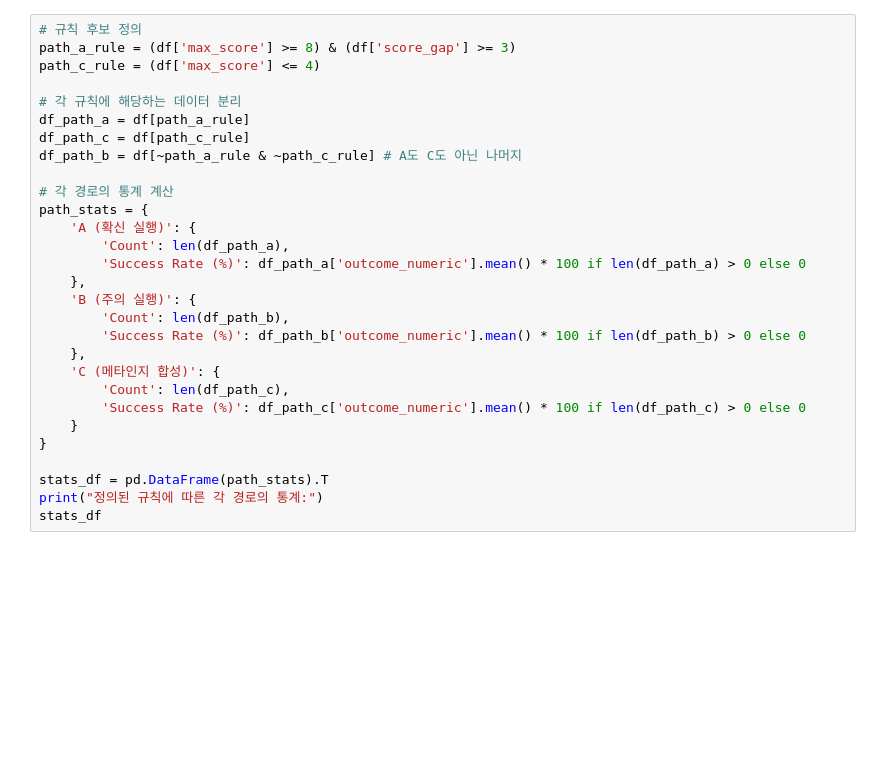
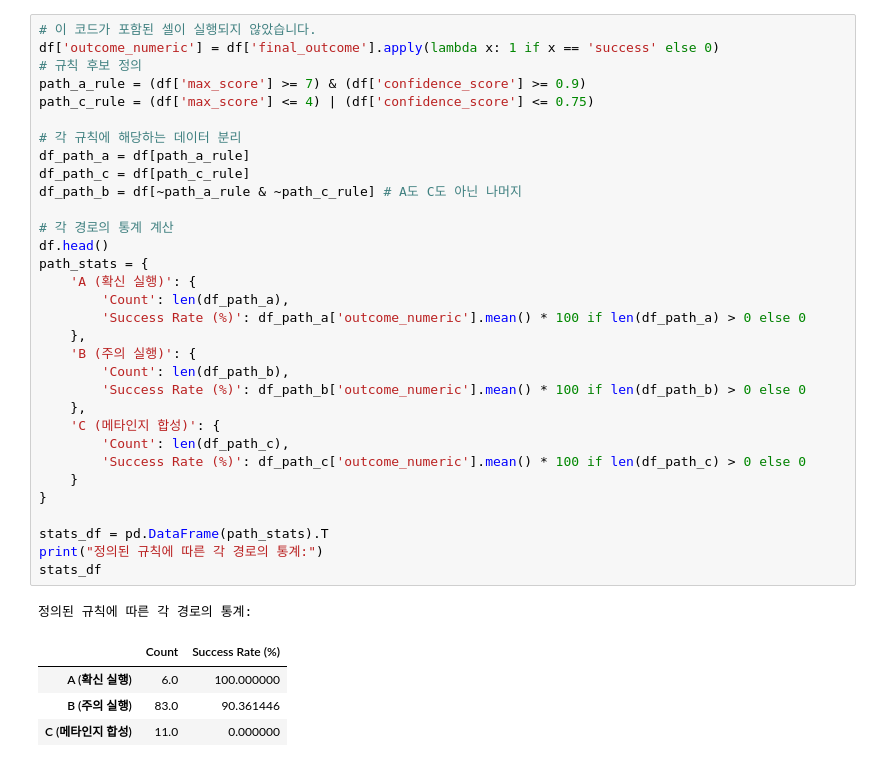
Before and after one commit to jha135/MAP, a Jupyter notebook: experiment/rule_establishment/analyze_thresholds.ipynb, the cells around one changed output. Cells and saved outputs as stored; diff of their text form; blank space fills up the shorter version.

```diff
--- a/experiment/rule_establishment/analyze_thresholds.ipynb
+++ b/experiment/rule_establishment/analyze_thresholds.ipynb
@@ -52,29 +191,38 @@ plt.show()
 # %%
+# 이 코드가 포함된 셀이 실행되지 않았습니다.
+df['outcome_numeric'] = df['final_outcome'].apply(lambda x: 1 if x == 'success' else 0)
 # 규칙 후보 정의
-path_a_rule = (df['max_score'] >= 8) & (df['score_gap'] >= 3)
-path_c_rule = (df['max_score'] <= 4)
+path_a_rule = (df['max_score'] >= 7) & (df['confidence_score'] >= 0.9)
+path_c_rule = (df['max_score'] <= 4) | (df['confidence_score'] <= 0.75)
 
 # 각 규칙에 해당하는 데이터 분리
 df_path_a = df[path_a_rule]
 df_path_c = df[path_c_rule]
 df_path_b = df[~path_a_rule & ~path_c_rule] # A도 C도 아닌 나머지
 
 # 각 경로의 통계 계산
+df.head()
 path_stats = {
     'A (확신 실행)': {
         'Count': len(df_path_a),
         'Success Rate (%)': df_path_a['outcome_numeric'].mean() * 100 if len(df_path_a) > 0 else 0
     },
     'B (주의 실행)': {
         'Count': len(df_path_b),
         'Success Rate (%)': df_path_b['outcome_numeric'].mean() * 100 if len(df_path_b) > 0 else 0
     },
     'C (메타인지 합성)': {
         'Count': len(df_path_c),
         'Success Rate (%)': df_path_c['outcome_numeric'].mean() * 100 if len(df_path_c) > 0 else 0
     }
 }
 
 stats_df = pd.DataFrame(path_stats).T
 print("정의된 규칙에 따른 각 경로의 통계:")
 stats_df
+# %% [output]
+정의된 규칙에 따른 각 경로의 통계:
+|  | Count | Success Rate (%) |
+| A (확신 실행) | 6.0 | 100.000000 |
+| B (주의 실행) | 83.0 | 90.361446 |
+| C (메타인지 합성) | 11.0 | 0.000000 |
```
Also changed, not shown: parts of 3 cells of this notebook, 10 other files.
